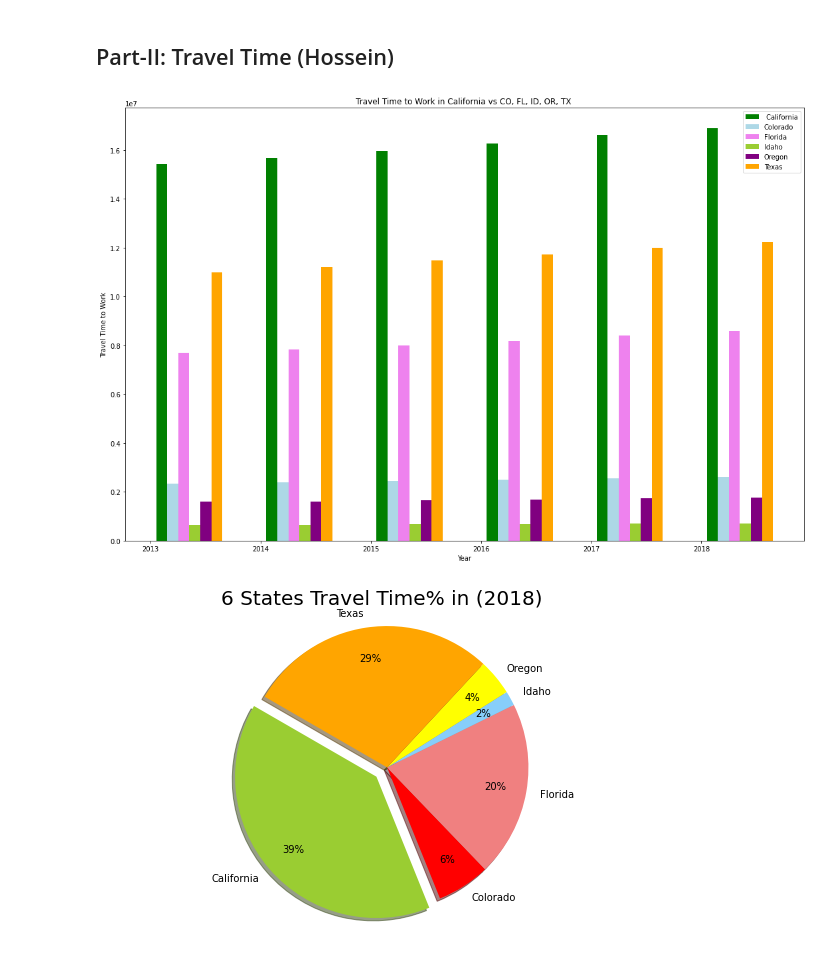
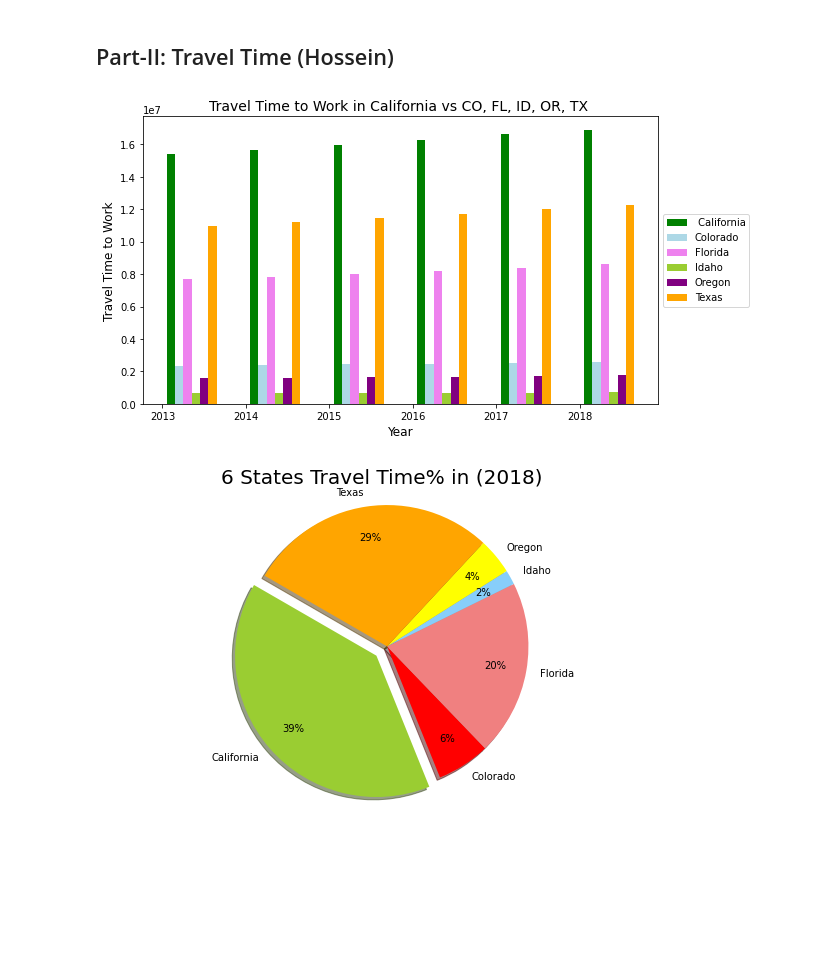
Before and after one commit to J3N1/UCI-Project-1-Team7, a Jupyter notebook: final_script.ipynb, the cells around one changed output. Saved outputs shown, nothing was run; the diff lists cells and outputs as text; code cells hidden in the pictures; blank space fills up the shorter version.

Commit message:
figures size

```diff
--- a/final_script.ipynb
+++ b/final_script.ipynb
@@ -273,36 +273,39 @@ The P Value is :7.975854605777744e-05
 # %%
 # Use the information from the DataFrame to create an array
 labels = all_census_data["Year"].unique()
 
 
 # Set the label and width for the bar chart
 x_axis = np.arange(len(labels))
 width = 0.10
 
 # Create bar graph
-fig, ax = plt.subplots(figsize=(15,10))
+fig, ax = plt.subplots(figsize=(8,5))
 fig1 = ax.bar(x_axis + (width), all_census_data.loc[all_census_data["State Name"]=="California"]["Travel Time to Work"], width, color = "green", label = " California")
 fig2 = ax.bar(x_axis + (2 * width), all_census_data.loc[all_census_data["State Name"]=="Colorado"]["Travel Time to Work"], width, color = "lightblue", label = "Colorado")
 fig3 = ax.bar(x_axis + (3 * width), all_census_data.loc[all_census_data["State Name"]=="Florida"]["Travel Time to Work"], width, color = "violet", label = "Florida")
 fig4 = ax.bar(x_axis + (4 * width), all_census_data.loc[all_census_data["State Name"]=="Idaho"]["Travel Time to Work"], width, color = "yellowgreen", label = "Idaho")
 fig5 = ax.bar(x_axis + (5 * width), all_census_data.loc[all_census_data["State Name"]=="Oregon"]["Travel Time to Work"], width, color = "purple", label = "Oregon")
 fig6 = ax.bar(x_axis + (6 * width), all_census_data.loc[all_census_data["State Name"]=="Texas"]["Travel Time to Work"], width, color = "orange", label = "Texas")
 
 # Set x-axis label, y-axis label, title, and legend for the bar graph
-ax.set_ylabel("Travel Time to Work")
-ax.set_xlabel("Year")
-ax.set_title("Travel Time to Work in California vs CO, FL, ID, OR, TX ")
+ax.set_ylabel("Travel Time to Work",fontsize=(12))
+ax.set_xlabel("Year",fontsize=(12))
+ax.set_title("Travel Time to Work in California vs CO, FL, ID, OR, TX ",fontsize=(14))
 ax.set_xticks(x_axis)
 
 ax.set_xticklabels(labels)
-ax.legend()
+#ax.legend()
 fig.tight_layout()
+
+# Set our legend to where the chart thinks is best
+plt.legend(loc="center left", bbox_to_anchor=(1, 0.5))
 
 plt.savefig('Images/Travel_Time_to_Work_in_CA_vs_other_states.png', bbox_inches='tight')
 
 plt.show()
 # %% [output]
-[figure, old version]
+[figure, new version]
 # %%
 # DATA SET 3
 labels = all_census_data["State Name"].unique()
```
Also changed, not shown: parts of 1 cell of this notebook, 2 other files.
